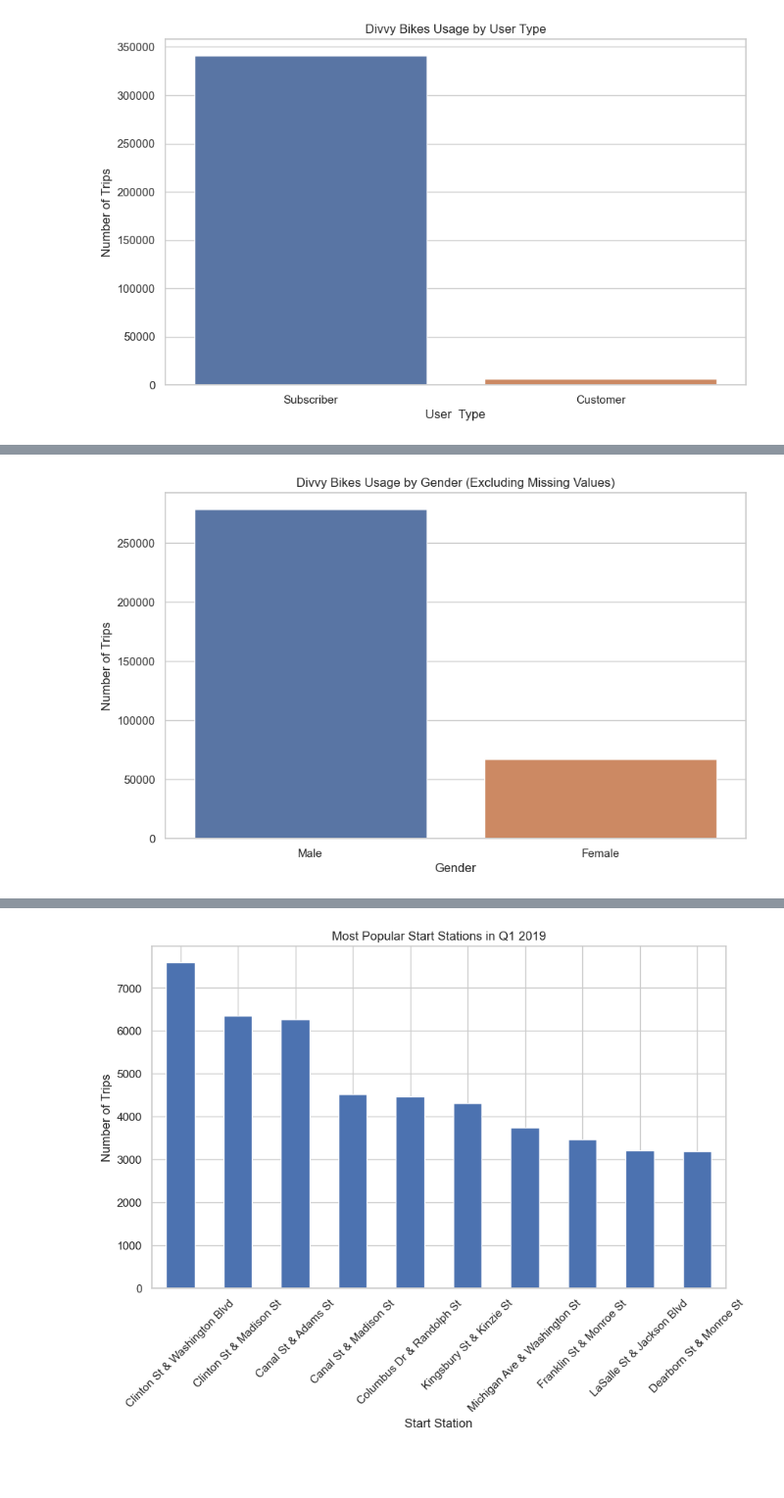
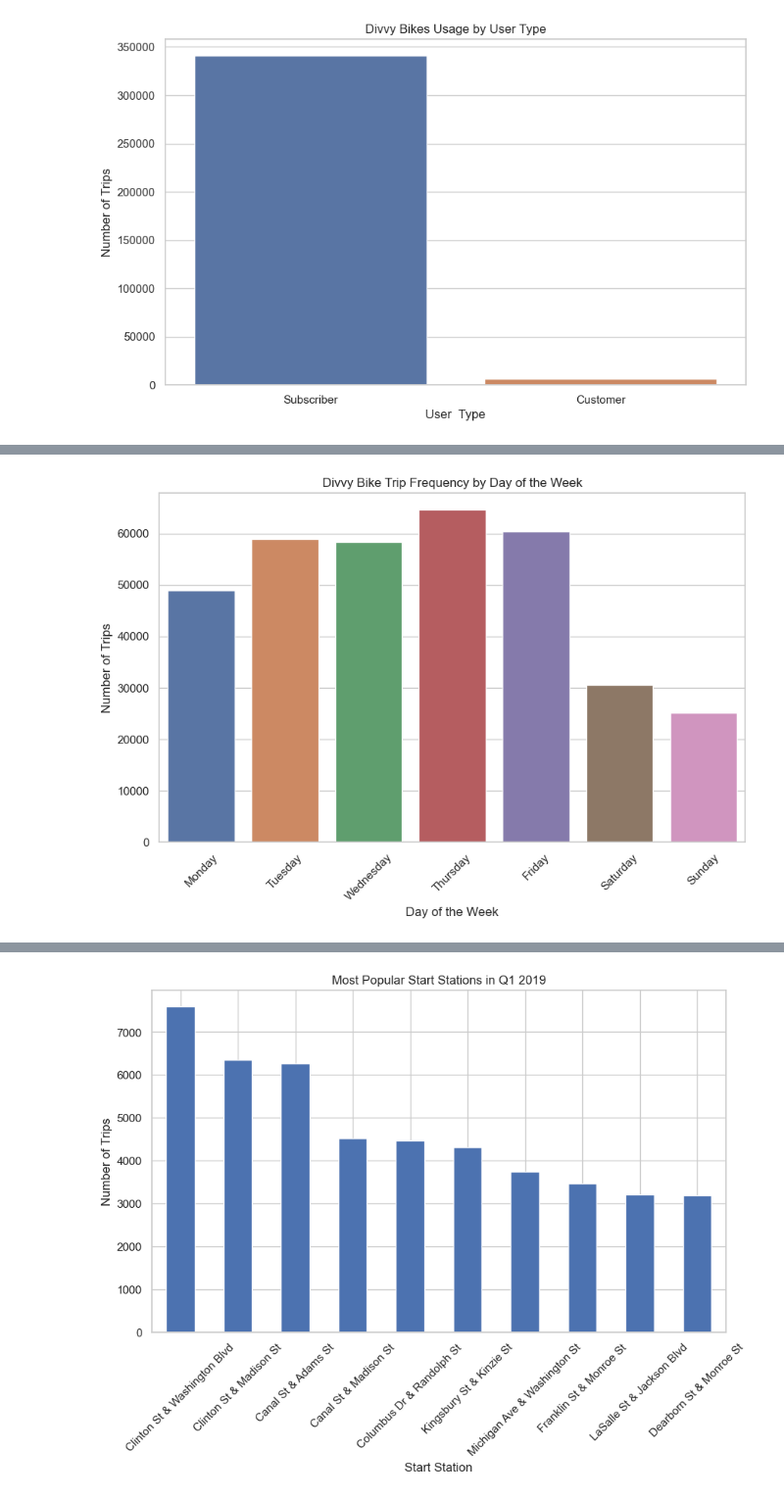
Before and after one commit to Galal-Abdelaziz/PFDA-project, a Jupyter notebook: project.ipynb, the cells around one changed output, grey strips where cells are left out. Shown at 98% size. Drawn from its saved outputs; the diff is of its cells as text; code cells hidden in the pictures; blank space fills up the shorter version.

Commit message:
added plots, cleaning code, added analysis

```diff
--- a/project.ipynb
+++ b/project.ipynb
@@ -180,0 +243,13 @@ plt.show()
+# %%
+# Remove commas and convert tripduration to float
+df['tripduration'] = df['tripduration'].str.replace(',', '').astype(float)
+
+avg_duration_by_user = df.groupby('usertype')['tripduration'].mean()
+
+plt.figure(figsize=(10, 6))
+avg_duration_by_user.plot(kind='bar')
+plt.title('Average Trip Duration by User Type')
+plt.xlabel('User  Type')
+plt.ylabel('Average Trip Duration (seconds)')
+plt.xticks(rotation=0)
+plt.show()
@@ -181,10 +258,10 @@ plt.show()
 # %%
-# Plotting the difference of usage more by female or male users, disregarding missing values
 plt.figure(figsize=(10, 6))
-sns.countplot(data=df[df['gender'] != 'missing'], x='gender')
-plt.title('Divvy Bikes Usage by Gender (Excluding Missing Values)')
-plt.xlabel('Gender')
+sns.countplot(data=df, x='day_of_week', order=['Monday', 'Tuesday', 'Wednesday', 'Thursday', 'Friday', 'Saturday', 'Sunday'])
+plt.title('Divvy Bike Trip Frequency by Day of the Week')
+plt.xlabel('Day of the Week')
 plt.ylabel('Number of Trips')
+plt.xticks(rotation=45)
 plt.show()
 # %% [output]
-[figure, old version]
+[figure, new version]
```
Also changed, not shown: parts of 15 cells of this notebook.
